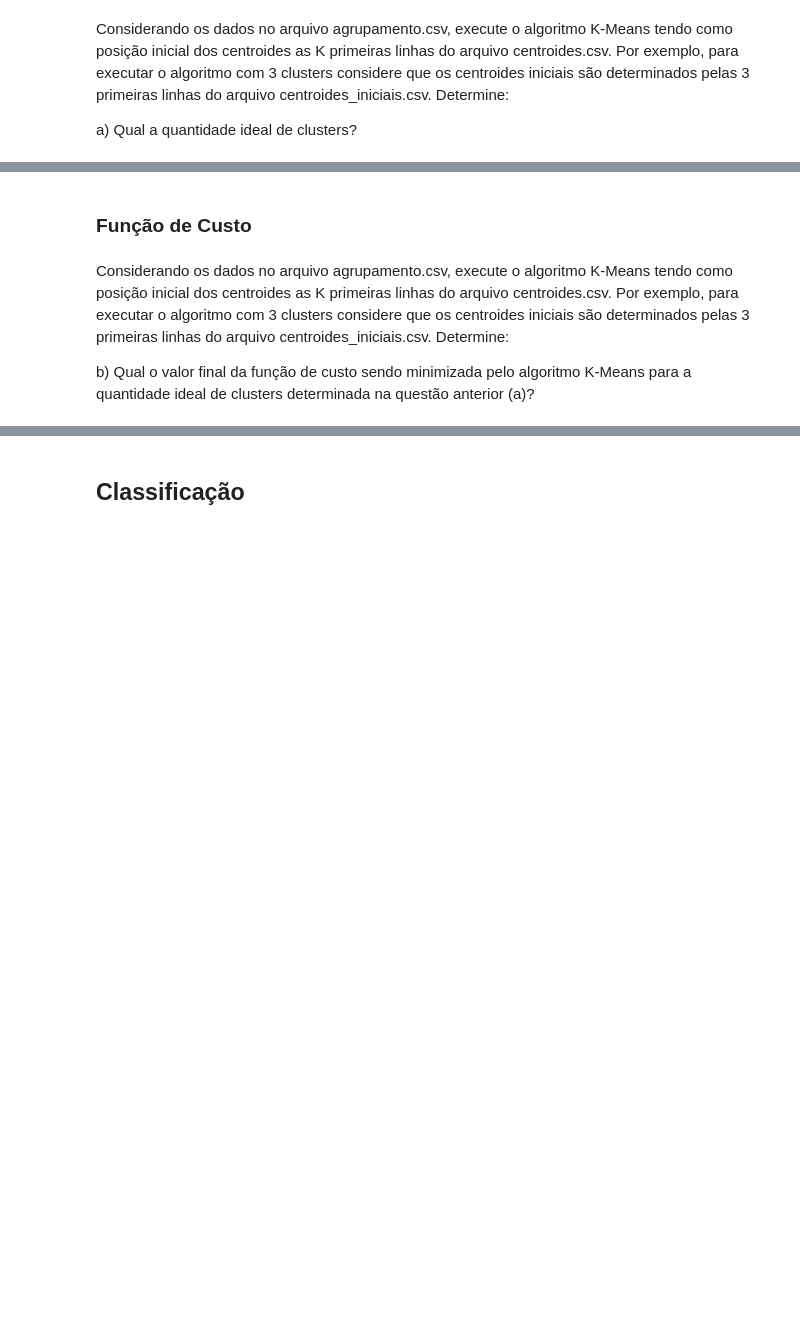
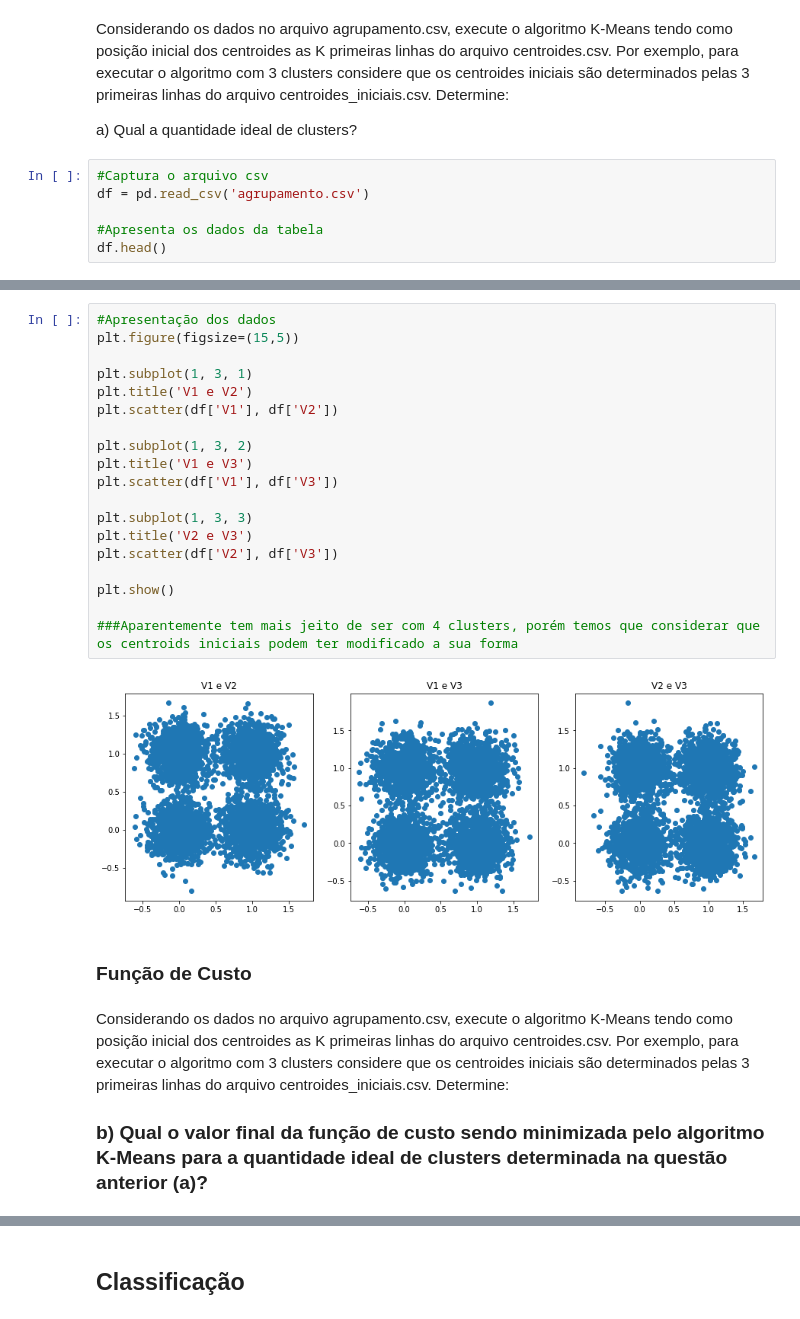
Before and after one commit to wellingtondantas/Data-Science, a Jupyter notebook: Projects/Ubots/Selecao_Cientista de dados_Ubots.ipynb, the cells around one changed output, grey strips where cells are left out. Cells and saved outputs as stored; diff of their text form; blank space fills up the shorter version.

Commit message:
Ubots-Update01
Finalização de atividade

```diff
--- a/Projects/Ubots/Selecao_Cientista de dados_Ubots.ipynb
+++ b/Projects/Ubots/Selecao_Cientista de dados_Ubots.ipynb
@@ -55,3 +59,9 @@ Considerando os dados no arquivo agrupamento.csv, execute o algoritmo K-Means te
 
 
 a) Qual a quantidade ideal de clusters?
+# %%
+#Captura o arquivo csv
+df = pd.read_csv('agrupamento.csv')
+
+#Apresenta os dados da tabela
+df.head()
@@ -58,3 +164,24 @@ a) Qual a quantidade ideal de clusters?
+# %%
+#Apresentação dos dados
+plt.figure(figsize=(15,5))
+
+plt.subplot(1, 3, 1)
+plt.title('V1 e V2')
+plt.scatter(df['V1'], df['V2'])
+
+plt.subplot(1, 3, 2)
+plt.title('V1 e V3')
+plt.scatter(df['V1'], df['V3'])
+
+plt.subplot(1, 3, 3)
+plt.title('V2 e V3')
+plt.scatter(df['V2'], df['V3'])
+
+plt.show()
+
+###Aparentemente tem mais jeito de ser com 4 clusters, porém temos que considerar que os centroids iniciais podem ter modificado a sua forma
+# %% [output]
+[figure, added]
 # %% [markdown]
 ### Função de Custo
 # %% [markdown]
@@ -62,4 +189,4 @@ Considerando os dados no arquivo agrupamento.csv, execute o algoritmo K-Means te
 
 
 
-b) Qual o valor final da função de custo sendo minimizada pelo algoritmo K-Means para a quantidade ideal de clusters determinada na questão anterior (a)?
+### **b) Qual o valor final da função de custo sendo minimizada pelo algoritmo K-Means para a quantidade ideal de clusters determinada na questão anterior (a)?**
```
Also changed, not shown: parts of 29 cells of this notebook.
